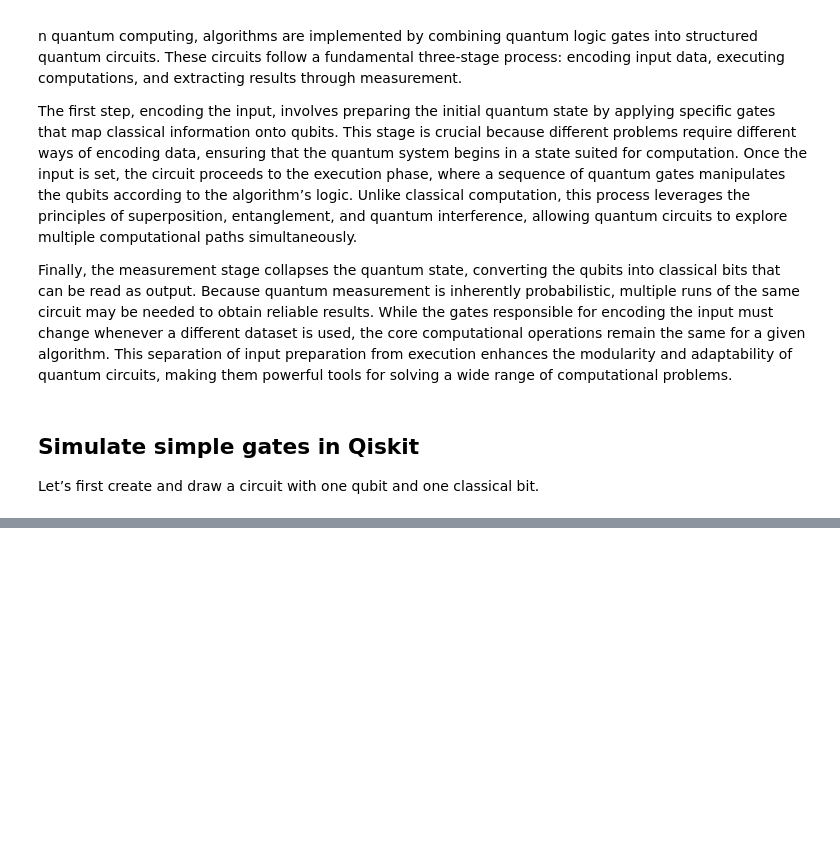
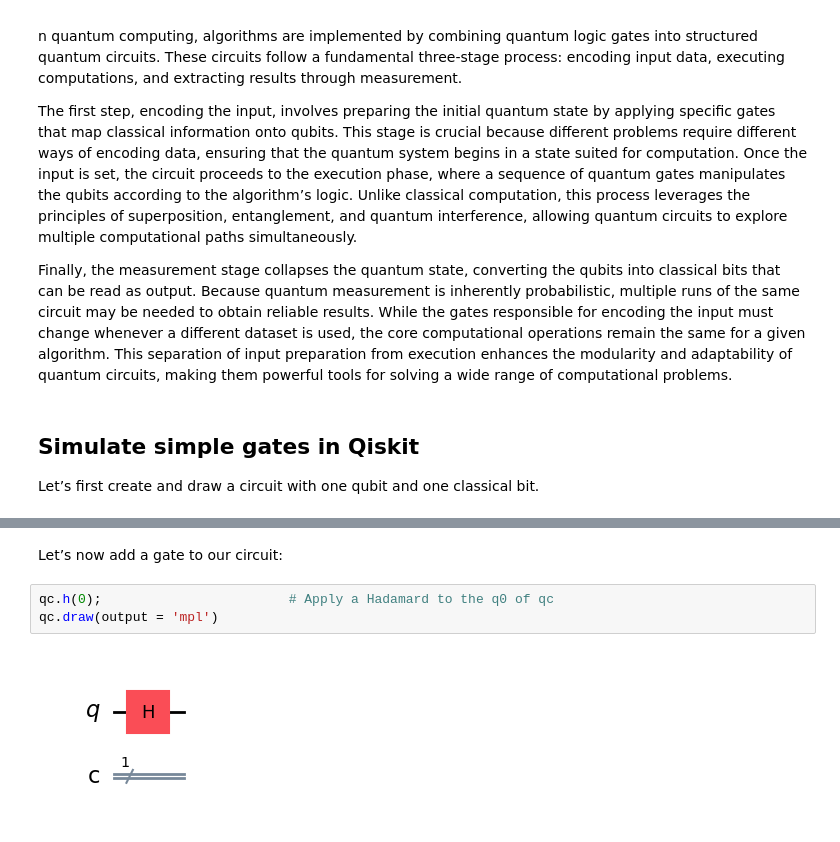
Before and after one commit to vthot4/Quantum_Computing_notes, a Jupyter notebook: notebooks/01_notebook.ipynb, the cells around one changed output, grey strips where cells are left out. Cells and saved outputs as stored; diff of their text form; blank space fills up the shorter version.

```diff
--- a/notebooks/01_notebook.ipynb
+++ b/notebooks/01_notebook.ipynb
@@ -60,0 +78,7 @@ qc.draw(output = 'mpl')
+# %% [markdown]
+Let’s now add a gate to our circuit:
+# %%
+qc.h(0);                        # Apply a Hadamard to the q0 of qc
+qc.draw(output = 'mpl')
+# %% [output]
+[figure, added]
```
Also changed, not shown: parts of 10 cells of this notebook, 1 other file.
